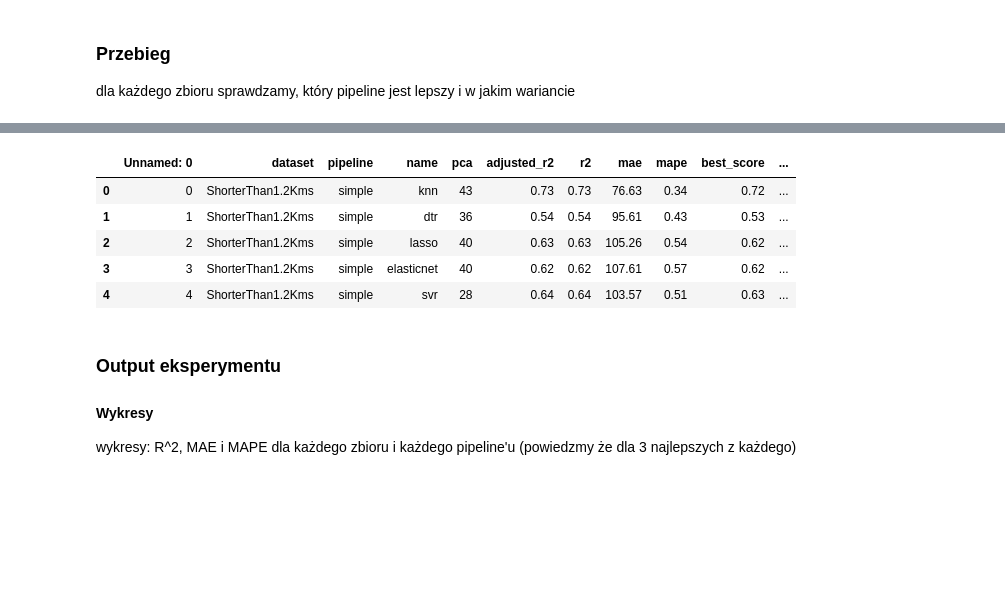
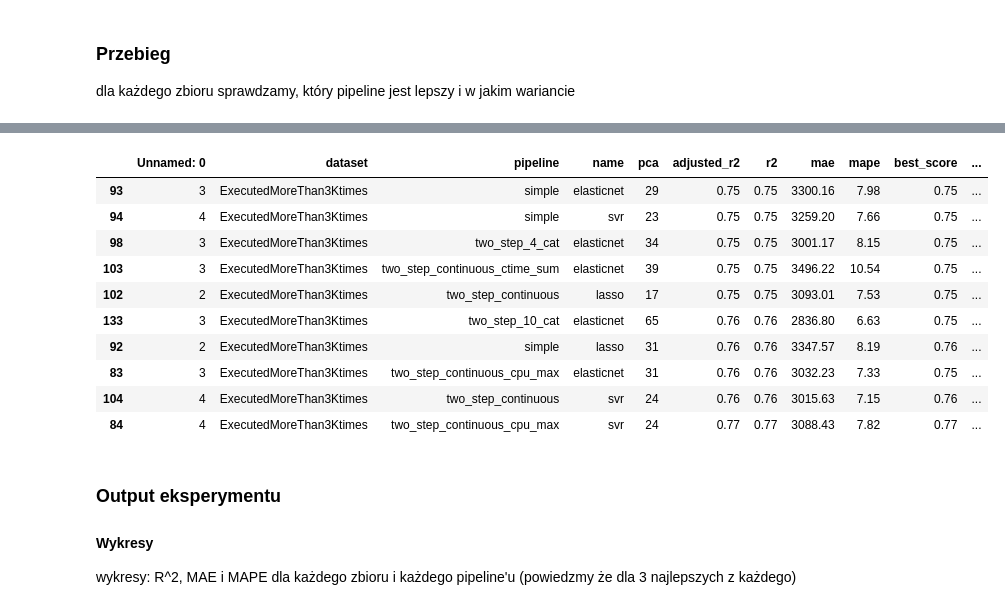
Before and after one commit to mikegpl/job-adiah, a Jupyter notebook: prediction_v2.ipynb, the cells around one changed output, grey strips where cells are left out. Drawn from its saved outputs; the diff is of its cells as text; code cells hidden in the pictures; blank space fills up the shorter version.

Commit message:
Revises experiment 1b, refactors constructing preprocessing pipeline

```diff
--- a/prediction_v2.ipynb
+++ b/prediction_v2.ipynb
@@ -450,15 +428,20 @@ exp1b_df.head().round(2)
 | 2 | 2 | ShorterThan1.2Kms | two_step_continuous_cpu_max | lasso | 27 | 6.900000e-01 | 6.900000e-01 | 9.739000e+01 | 0.51 | 6.800000e-01 | ... |
 | 3 | 3 | ShorterThan1.2Kms | two_step_continuous_cpu_max | elasticnet | 41 | 6.900000e-01 | 6.900000e-01 | 9.673000e+01 | 0.51 | 6.900000e-01 | ... |
 | 4 | 4 | ShorterThan1.2Kms | two_step_continuous_cpu_max | svr | 30 | -1.552456e+16 | -1.550204e+16 | 2.622980e+08 | 1736125.49 | -5.316681e+15 | ... |
-# %%
-exp1_df.head()
-# %% [output]
-|  | Unnamed: 0 | dataset | pipeline | name | pca | adjusted_r2 | r2 | mae | mape | best_score | ... |
-| 0 | 0 | ShorterThan1.2Kms | simple | knn | 43 | 0.73 | 0.73 | 76.63 | 0.34 | 0.72 | ... |
-| 1 | 1 | ShorterThan1.2Kms | simple | dtr | 36 | 0.54 | 0.54 | 95.61 | 0.43 | 0.53 | ... |
-| 2 | 2 | ShorterThan1.2Kms | simple | lasso | 40 | 0.63 | 0.63 | 105.26 | 0.54 | 0.62 | ... |
-| 3 | 3 | ShorterThan1.2Kms | simple | elasticnet | 40 | 0.62 | 0.62 | 107.61 | 0.57 | 0.62 | ... |
-| 4 | 4 | ShorterThan1.2Kms | simple | svr | 28 | 0.64 | 0.64 | 103.57 | 0.51 | 0.63 | ... |
+# %%
+exp1_df.loc[exp1_df.dataset == "ExecutedMoreThan3Ktimes"].sort_values(["r2"]).head(10)
+# %% [output]
+|  | Unnamed: 0 | dataset | pipeline | name | pca | adjusted_r2 | r2 | mae | mape | best_score | ... |
+| 93 | 3 | ExecutedMoreThan3Ktimes | simple | elasticnet | 29 | 0.75 | 0.75 | 3300.16 | 7.98 | 0.75 | ... |
+| 94 | 4 | ExecutedMoreThan3Ktimes | simple | svr | 23 | 0.75 | 0.75 | 3259.20 | 7.66 | 0.75 | ... |
+| 98 | 3 | ExecutedMoreThan3Ktimes | two_step_4_cat | elasticnet | 34 | 0.75 | 0.75 | 3001.17 | 8.15 | 0.75 | ... |
+| 103 | 3 | ExecutedMoreThan3Ktimes | two_step_continuous_ctime_sum | elasticnet | 39 | 0.75 | 0.75 | 3496.22 | 10.54 | 0.75 | ... |
+| 102 | 2 | ExecutedMoreThan3Ktimes | two_step_continuous | lasso | 17 | 0.75 | 0.75 | 3093.01 | 7.53 | 0.75 | ... |
+| 133 | 3 | ExecutedMoreThan3Ktimes | two_step_10_cat | elasticnet | 65 | 0.76 | 0.76 | 2836.80 | 6.63 | 0.75 | ... |
+| 92 | 2 | ExecutedMoreThan3Ktimes | simple | lasso | 31 | 0.76 | 0.76 | 3347.57 | 8.19 | 0.76 | ... |
+| 83 | 3 | ExecutedMoreThan3Ktimes | two_step_continuous_cpu_max | elasticnet | 31 | 0.76 | 0.76 | 3032.23 | 7.33 | 0.75 | ... |
+| 104 | 4 | ExecutedMoreThan3Ktimes | two_step_continuous | svr | 24 | 0.76 | 0.76 | 3015.63 | 7.15 | 0.76 | ... |
+| 84 | 4 | ExecutedMoreThan3Ktimes | two_step_continuous_cpu_max | svr | 24 | 0.77 | 0.77 | 3088.43 | 7.82 | 0.77 | ... |
 # %% [markdown]
 ### Output eksperymentu
 #### Wykresy
```
Also changed, not shown: parts of 13 cells of this notebook, 1 other file.
